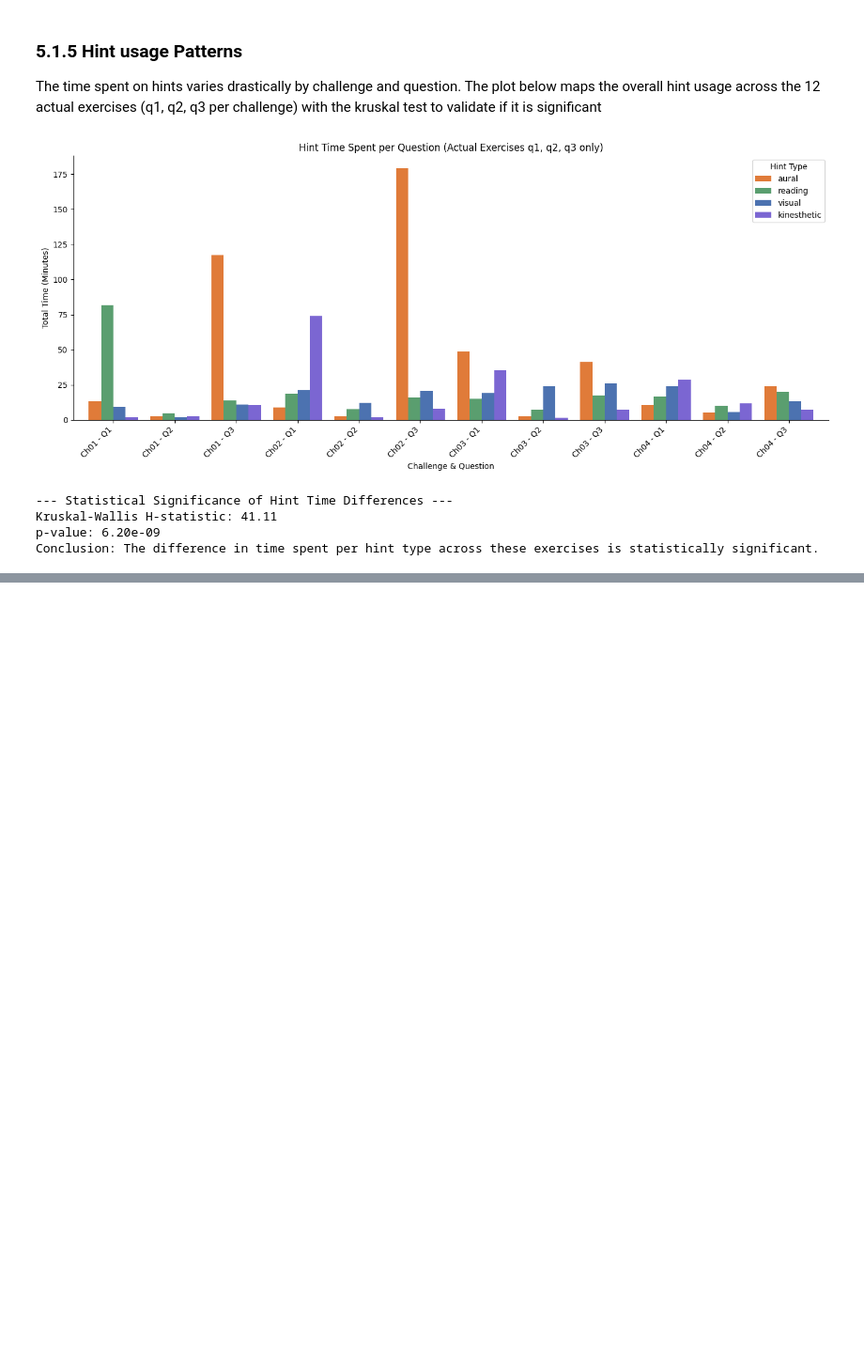
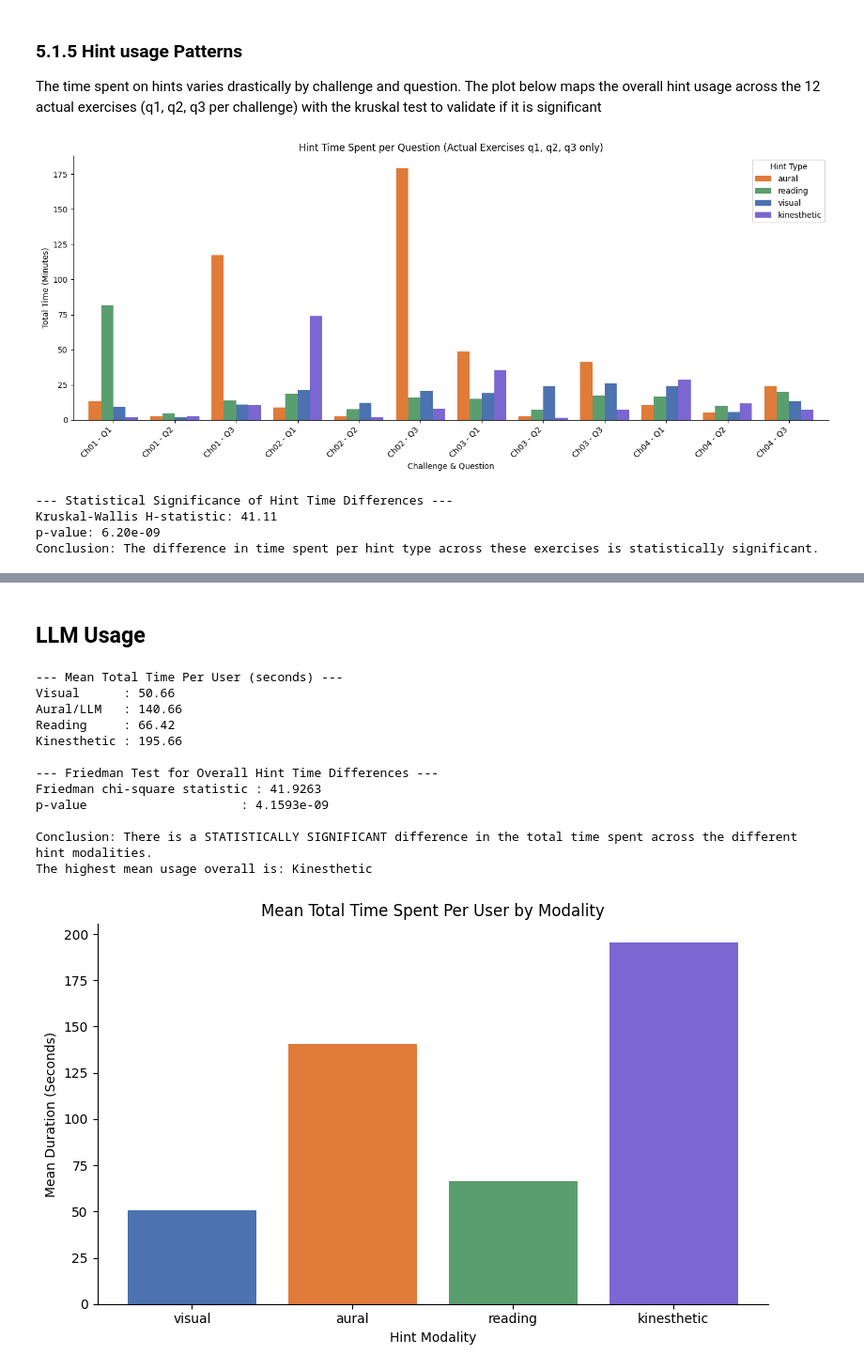
Before and after one commit to tiaL-ops/thesisLandy, a Jupyter notebook: notebook/EDA_Thesis_RQ1.ipynb, the cells around one changed output, grey strips where cells are left out. Shown at 94% size. Drawn from its saved outputs; the diff is of its cells as text; code cells hidden in the pictures; blank space fills up the shorter version.

```diff
--- a/notebook/EDA_Thesis_RQ1.ipynb
+++ b/notebook/EDA_Thesis_RQ1.ipynb
@@ -358,0 +423,69 @@ display(dominant_distribution)
+# %% [markdown]
+## LLM Usage
+# %%
+from scipy.stats import friedmanchisquare
+import matplotlib.pyplot as plt
+
+# 1. Create a matrix of total time per user per modality
+user_time_matrix = df.groupby(['userId', 'modalType'])['duration_sec'].sum().unstack(fill_value=0)
+
+# Ensure all 4 modalities exist as columns, even if 0
+for m in ['visual', 'aural', 'reading', 'kinesthetic']:
+    if m not in user_time_matrix.columns:
+        user_time_matrix[m] = 0
+
+# Calculate and print the mean time per user
+mean_per_user = user_time_matrix.mean()
+print("--- Mean Total Time Per User (seconds) ---")
+print(f"Visual      : {mean_per_user['visual']:.2f}")
+print(f"Aural/LLM   : {mean_per_user['aural']:.2f}")
+print(f"Reading     : {mean_per_user['reading']:.2f}")
+print(f"Kinesthetic : {mean_per_user['kinesthetic']:.2f}\n")
+
+# 2. Run Friedman test
+stat, p_val = friedmanchisquare(
+    user_time_matrix['visual'],
+    user_time_matrix['aural'],
+    user_time_matrix['reading'],
+    user_time_matrix['kinesthetic']
+)
+
+print("--- Friedman Test for Overall Hint Time Differences ---")
+print(f"Friedman chi-square statistic : {stat:.4f}")
+print(f"p-value                     : {p_val:.4e}")
+
+if p_val < 0.05:
+    print("\nConclusion: There is a STATISTICALLY SIGNIFICANT difference in the total time spent across the different hint modalities.")
+    most_used = mean_per_user.idxmax()
+    print(f"The highest mean usage overall is: {most_used.capitalize()}")
+else:
+    print("\nConclusion: There is NO statistically significant difference in time spent across modalities.")
+
+# 3. Plot the means
+plt.figure(figsize=(8, 5))
+mean_ordered = mean_per_user.reindex(['visual', 'aural', 'reading', 'kinesthetic'])
+plt.bar(
+    mean_ordered.index,
+    mean_ordered.values,
+    color=[type_colors.get(x, '#333') for x in mean_ordered.index]
+)
+plt.title('Mean Total Time Spent Per User by Modality')
+plt.ylabel('Mean Duration (Seconds)')
+plt.xlabel('Hint Modality')
+plt.gca().spines[['top', 'right']].set_visible(False)
+plt.tight_layout()
+plt.show()
+# %% [output]
+--- Mean Total Time Per User (seconds) ---
+Visual      : 50.66
+Aural/LLM   : 140.66
+Reading     : 66.42
+Kinesthetic : 195.66
+
+--- Friedman Test for Overall Hint Time Differences ---
+Friedman chi-square statistic : 41.9263
+p-value                     : 4.1593e-09
+
+Conclusion: There is a STATISTICALLY SIGNIFICANT difference in the total time spent across the different hint modalities.
+The highest mean usage overall is: Kinesthetic
+[figure, added]
```
Also changed, not shown: parts of 7 cells of this notebook.
